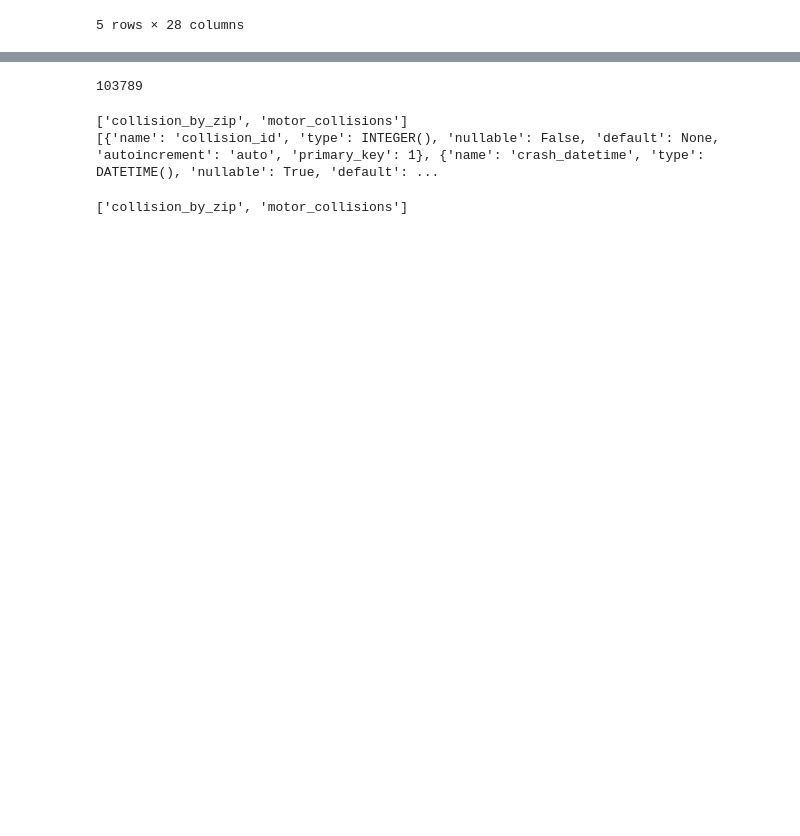
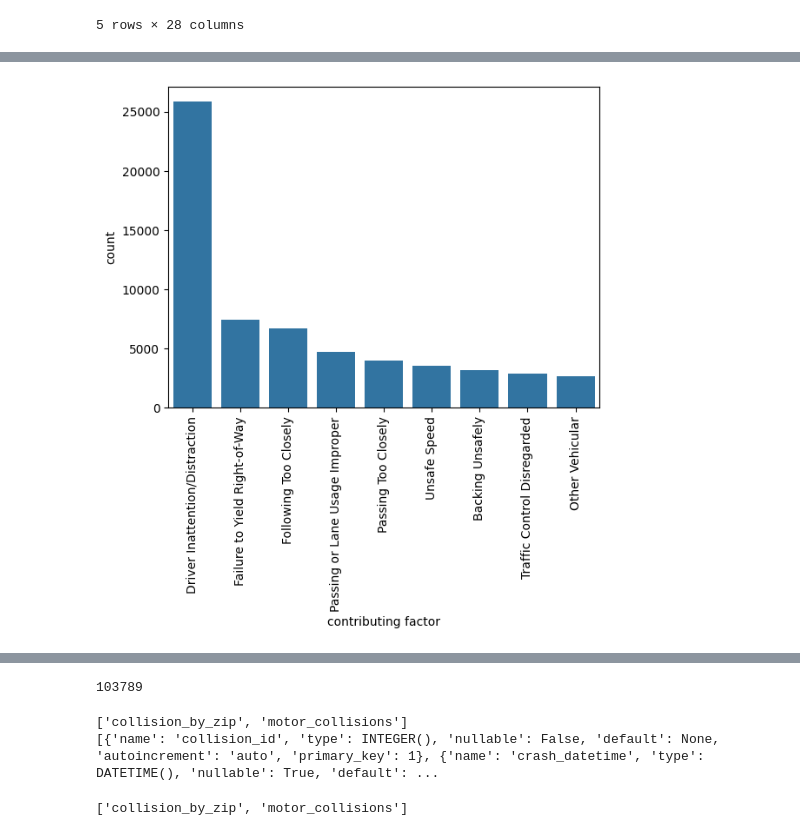
Before and after one commit to ReiannaLiu/MotorVehicleCollision, a Jupyter notebook: data_cleaning_process/loading_data.ipynb, the cells around one changed output, grey strips where cells are left out. Cells and saved outputs as stored; diff of their text form; code cells hidden in the pictures; blank space fills up the shorter version.

```diff
--- a/data_cleaning_process/loading_data.ipynb
+++ b/data_cleaning_process/loading_data.ipynb
@@ -214,0 +330,14 @@ plt.show()
+# %%
+## Distribution of categorical features:
+# contributing factor
+order = df['contributing_factor'].value_counts().nlargest(10).index
+order = order[order != "Unspecified"]
+
+sns.countplot(x='contributing_factor', data=df, order=order)
+plt.xticks(rotation=90)
+plt.xlabel("contributing factor")
+plt.show()
+
+#
+# %% [output]
+[figure, added]
```
Also changed, not shown: parts of 27 cells of this notebook, 1 other file.
